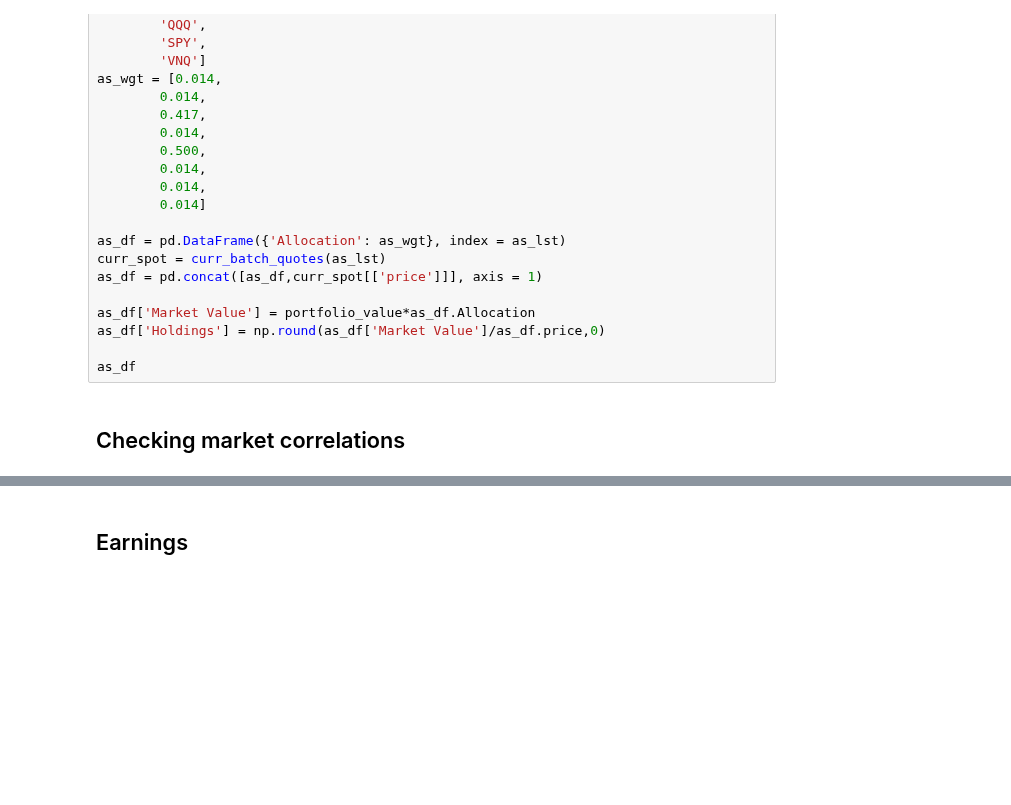
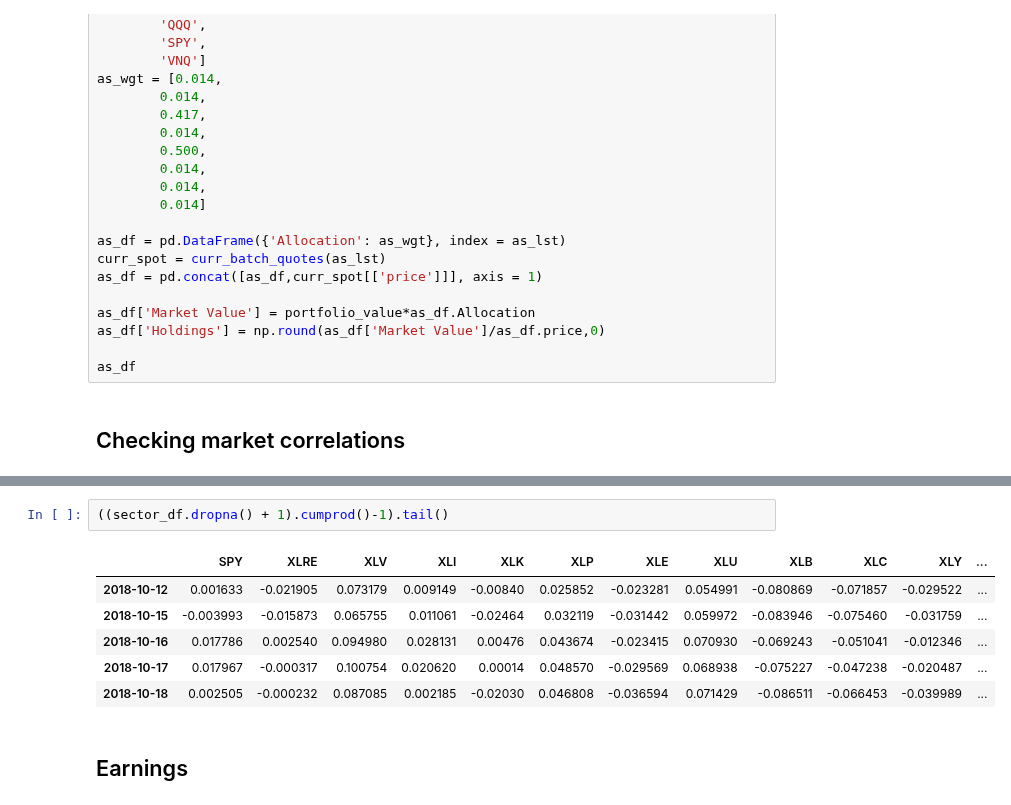
Before and after one commit to auto-d1dact/Trading, a Jupyter notebook: Notebooks/Daily Trading.ipynb, the cells around one changed output, grey strips where cells are left out. Saved outputs shown, nothing was run; the diff lists cells and outputs as text; blank space fills up the shorter version.

```diff
--- a/Notebooks/Daily Trading.ipynb
+++ b/Notebooks/Daily Trading.ipynb
@@ -108,3 +123,12 @@ print(corr_df.tail())
+# %%
+((sector_df.dropna() + 1).cumprod()-1).tail()
+# %% [output]
+|  | SPY | XLRE | XLV | XLI | XLK | XLP | XLE | XLU | XLB | XLC | XLY | ... |
+| 2018-10-12 | 0.001633 | -0.021905 | 0.073179 | 0.009149 | -0.00840 | 0.025852 | -0.023281 | 0.054991 | -0.080869 | -0.071857 | -0.029522 | ... |
+| 2018-10-15 | -0.003993 | -0.015873 | 0.065755 | 0.011061 | -0.02464 | 0.032119 | -0.031442 | 0.059972 | -0.083946 | -0.075460 | -0.031759 | ... |
+| 2018-10-16 | 0.017786 | 0.002540 | 0.094980 | 0.028131 | 0.00476 | 0.043674 | -0.023415 | 0.070930 | -0.069243 | -0.051041 | -0.012346 | ... |
+| 2018-10-17 | 0.017967 | -0.000317 | 0.100754 | 0.020620 | 0.00014 | 0.048570 | -0.029569 | 0.068938 | -0.075227 | -0.047238 | -0.020487 | ... |
+| 2018-10-18 | 0.002505 | -0.000232 | 0.087085 | 0.002185 | -0.02030 | 0.046808 | -0.036594 | 0.071429 | -0.086511 | -0.066453 | -0.039989 | ... |
 # %% [markdown]
 ## Earnings
 # %%
```
Also changed, not shown: parts of 5 cells of this notebook, 2 other files.
